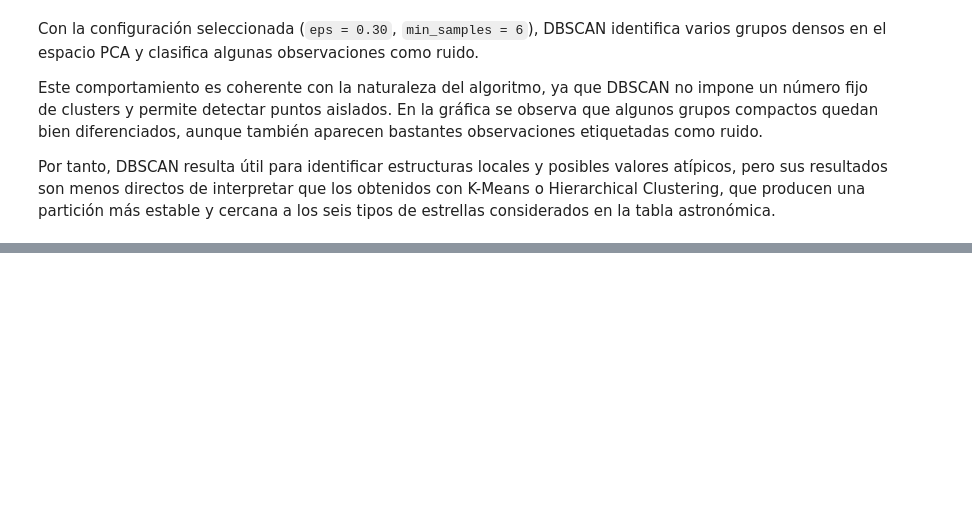
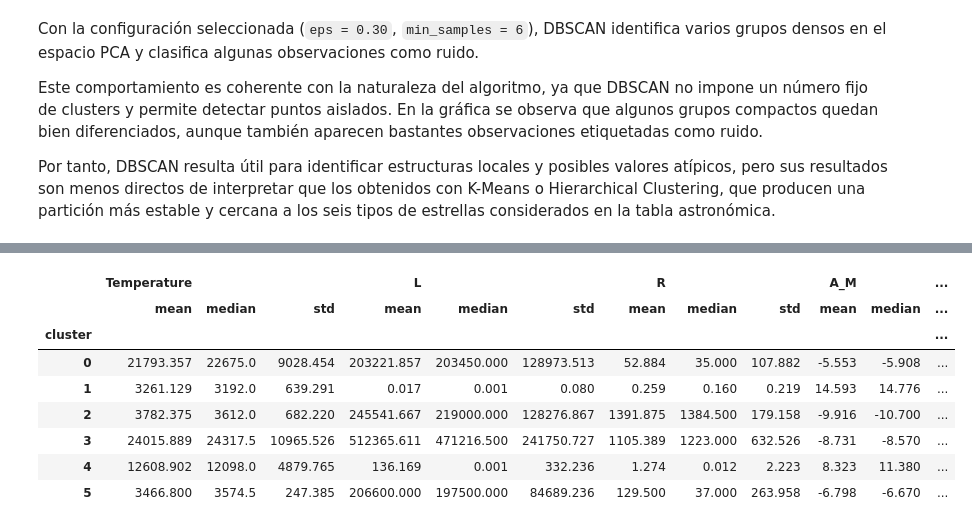
Before and after one commit to 100495785/Grupo17_Practica2, a Jupyter notebook: Practica2_estrellas.ipynb, the cells around one changed output, grey strips where cells are left out. Cells and saved outputs as stored; diff of their text form; code cells hidden in the pictures; blank space fills up the shorter version.

```diff
--- a/Practica2_estrellas.ipynb
+++ b/Practica2_estrellas.ipynb
@@ -863,0 +972,16 @@ Por tanto, DBSCAN resulta útil para identificar estructuras locales y posibles
+# %%
+cluster_summary_numeric = df_clusters.groupby("cluster")[
+    ["Temperature", "L", "R", "A_M"]
+].agg(["mean", "median", "std"])
+
+cluster_summary_numeric.round(3)
+# %% [output]
+|  | Temperature |  |  | L |  |  | R |  |  | A_M |  | ... |
+|  | mean | median | std | mean | median | std | mean | median | std | mean | median | ... |
+| cluster |  |  |  |  |  |  |  |  |  |  |  | ... |
+| 0 | 21793.357 | 22675.0 | 9028.454 | 203221.857 | 203450.000 | 128973.513 | 52.884 | 35.000 | 107.882 | -5.553 | -5.908 | ... |
+| 1 | 3261.129 | 3192.0 | 639.291 | 0.017 | 0.001 | 0.080 | 0.259 | 0.160 | 0.219 | 14.593 | 14.776 | ... |
+| 2 | 3782.375 | 3612.0 | 682.220 | 245541.667 | 219000.000 | 128276.867 | 1391.875 | 1384.500 | 179.158 | -9.916 | -10.700 | ... |
+| 3 | 24015.889 | 24317.5 | 10965.526 | 512365.611 | 471216.500 | 241750.727 | 1105.389 | 1223.000 | 632.526 | -8.731 | -8.570 | ... |
+| 4 | 12608.902 | 12098.0 | 4879.765 | 136.169 | 0.001 | 332.236 | 1.274 | 0.012 | 2.223 | 8.323 | 11.380 | ... |
+| 5 | 3466.800 | 3574.5 | 247.385 | 206600.000 | 197500.000 | 84689.236 | 129.500 | 37.000 | 263.958 | -6.798 | -6.670 | ... |
```
Also changed, not shown: parts of 42 cells of this notebook.
